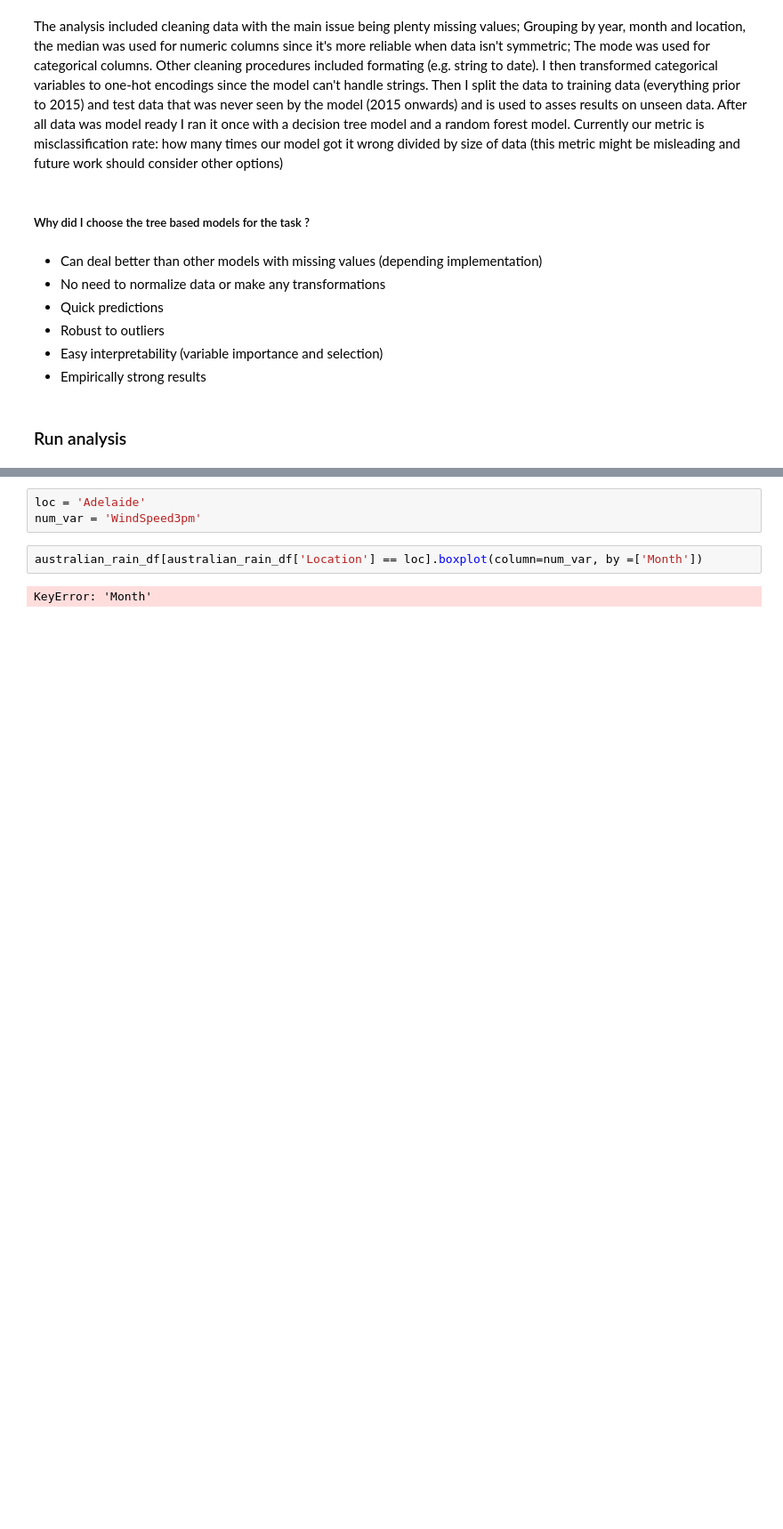
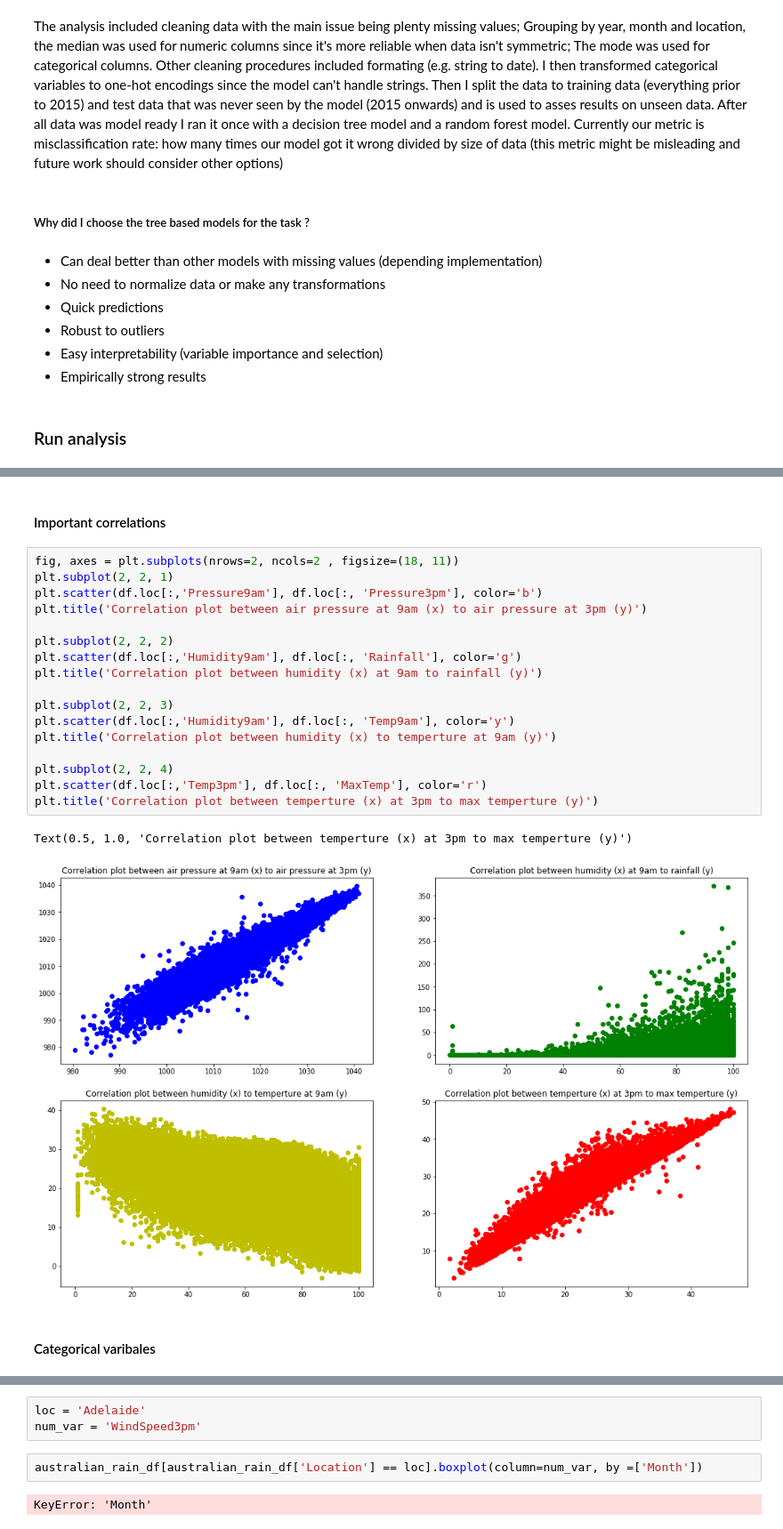
Before and after one commit to omernvori/representative_notebook_pipeline, a Jupyter notebook: V3_Australian_rain.ipynb, the cells around one changed output, grey strips where cells are left out. Shown at 89% size. Cells and saved outputs as stored; diff of their text form; blank space fills up the shorter version.

```diff
--- a/V3_Australian_rain.ipynb
+++ b/V3_Australian_rain.ipynb
@@ -76,0 +71,24 @@ ValueError: could not convert string to float: 'No'
+# %% [markdown]
+#### Important correlations
+# %%
+fig, axes = plt.subplots(nrows=2, ncols=2 , figsize=(18, 11))
+plt.subplot(2, 2, 1)
+plt.scatter(df.loc[:,'Pressure9am'], df.loc[:, 'Pressure3pm'], color='b')
+plt.title('Correlation plot between air pressure at 9am (x) to air pressure at 3pm (y)')
+
+plt.subplot(2, 2, 2)
+plt.scatter(df.loc[:,'Humidity9am'], df.loc[:, 'Rainfall'], color='g')
+plt.title('Correlation plot between humidity (x) at 9am to rainfall (y)')
+
+plt.subplot(2, 2, 3)
+plt.scatter(df.loc[:,'Humidity9am'], df.loc[:, 'Temp9am'], color='y')
+plt.title('Correlation plot between humidity (x) to temperture at 9am (y)')
+
+plt.subplot(2, 2, 4)
+plt.scatter(df.loc[:,'Temp3pm'], df.loc[:, 'MaxTemp'], color='r')
+plt.title('Correlation plot between temperture (x) at 3pm to max temperture (y)')
+# %% [output]
+Text(0.5, 1.0, 'Correlation plot between temperture (x) at 3pm to max temperture (y)')
+[figure, added]
+# %% [markdown]
+#### Categorical varibales
```
Also changed, not shown: parts of 11 cells of this notebook, 1 other file.
